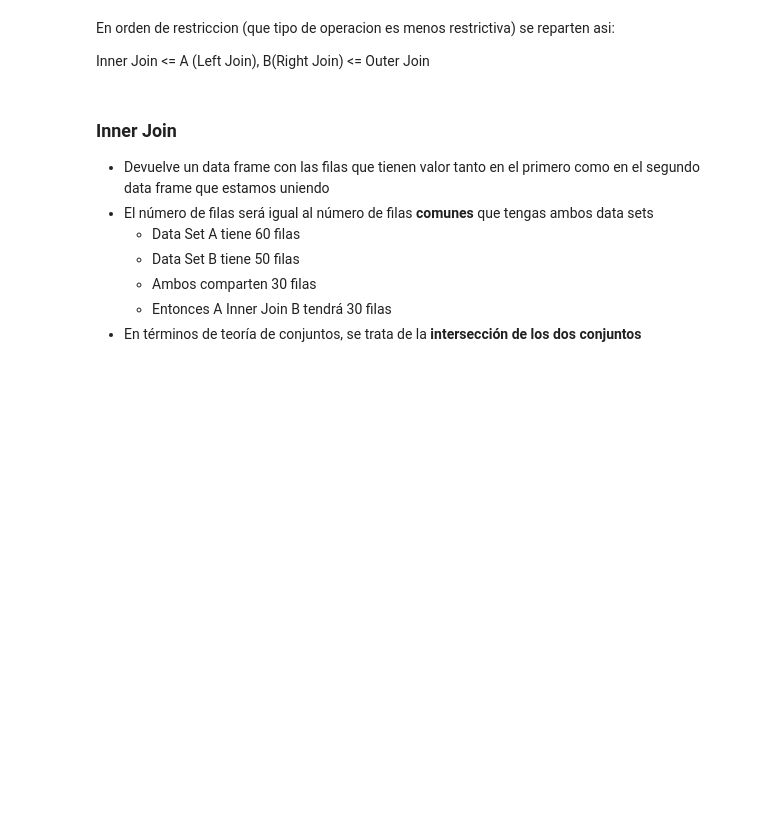
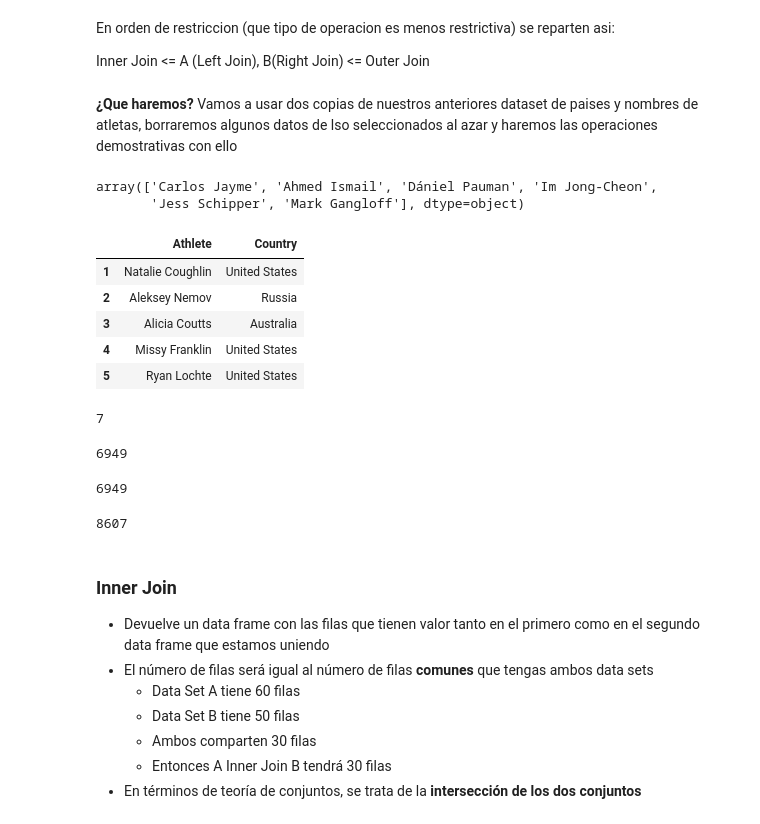
Before and after one commit to Karenahv/python-ml-curso, a Jupyter notebook: notebooks/T2 - 4 Data Cleaning - concatenación de datos.ipynb, the cells around one changed output. Drawn from its saved outputs; the diff is of its cells as text; code cells hidden in the pictures; blank space fills up the shorter version.

Commit message:
Elimiar datos de dataset con restricciones de conjunto
Borramos 6 atletas aleatorios de nuestras 3 datasets relacionados usando condiciones

```diff
--- a/notebooks/T2 - 4 Data Cleaning - concatenación de datos.ipynb
+++ b/notebooks/T2 - 4 Data Cleaning - concatenación de datos.ipynb
@@ -385,6 +386,52 @@ from IPython.display import Image #permtie inscrutar imagenes en elk notebook (a
 En orden de restriccion (que tipo de operacion es menos restrictiva) se reparten asi:
 
 Inner Join <= A (Left Join), B(Right Join) <= Outer Join
+# %% [markdown]
+**¿Que haremos?**
+Vamos a usar dos copias de nuestros anteriores dataset de paises y nombres de atletas, borraremos algunos datos de lso seleccionados al azar y haremos las operaciones demostrativas con ello
+# %%
+out_athlete = np.random.choice(data_main["Athlete"], size = 6, replace= False)#tomo 6 datos aleatorios, los reemplazo con false
+# %%
+out_athlete
+# %% [output]
+array(['Carlos Jayme', 'Ahmed Ismail', 'Dániel Pauman', 'Im Jong-Cheon',
+       'Jess Schipper', 'Mark Gangloff'], dtype=object)
+# %%
+data_country_dlt = data_country_dp[(~data_country_dp["Athlete"].isin(out_athlete)) &
+                                  (data_country_dp["Athlete"] != "Michael Phelps")]
+
+data_sports_dlt = data_sports_dp[(~data_sports_dp["Athlete"].isin(out_athlete)) &
+                                (data_sports_dp["Athlete"] != "Michael Phelps")]
+
+data_main_dlt = data_main[(~data_main["Athlete"].isin(out_athlete)) &
+                                  (data_main["Athlete"] != "Michael Phelps")]
+
+#necesito que me devuelva los datos que NO estan en el array de atletas que nosotros generamos y que no sea Michael Phelps para cada dataset
+# %%
+data_country_dlt.head()
+# %% [output]
+|  | Athlete | Country |
+| 1 | Natalie Coughlin | United States |
+| 2 | Aleksey Nemov | Russia |
+| 3 | Alicia Coutts | Australia |
+| 4 | Missy Franklin | United States |
+| 5 | Ryan Lochte | United States |
+# %%
+len(data_country_dp) - len(data_country_dlt)#hemos borrado 7 filas
+# %% [output]
+7
+# %%
+len(data_country_dlt)
+# %% [output]
+6949
+# %%
+len(data_sports_dlt)
+# %% [output]
+6949
+# %%
+len(data_main_dlt)#aqui se ha eliminado mas de 7 por que un solo atleta ha ganado varias medallas entonces tazz se va
+# %% [output]
+8607
 # %% [markdown]
 ### Inner Join
 * Devuelve un data frame con las filas que tienen valor tanto en el primero como en el segundo data frame que estamos uniendo
```
Also changed, not shown: parts of 1 cell of this notebook.
